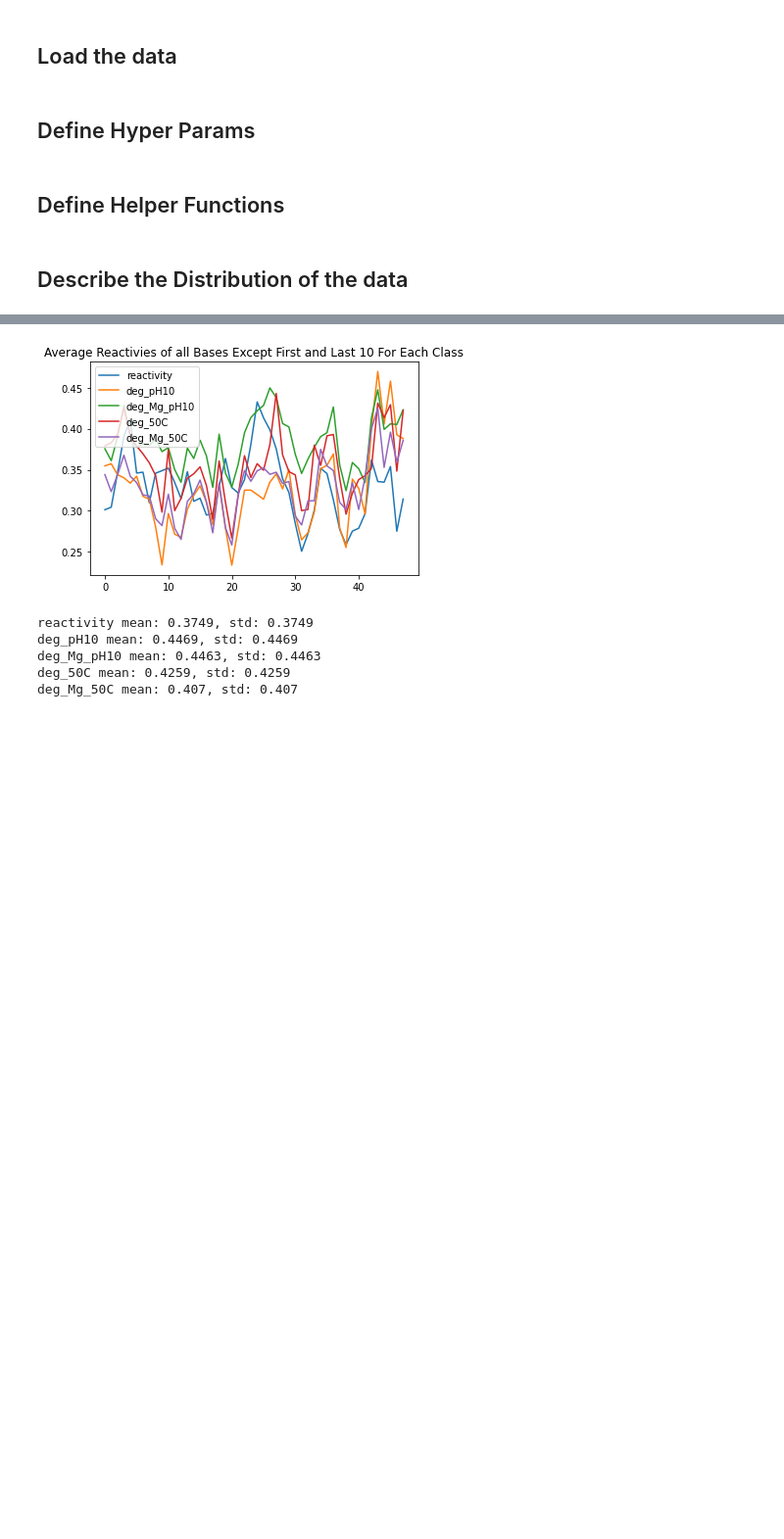
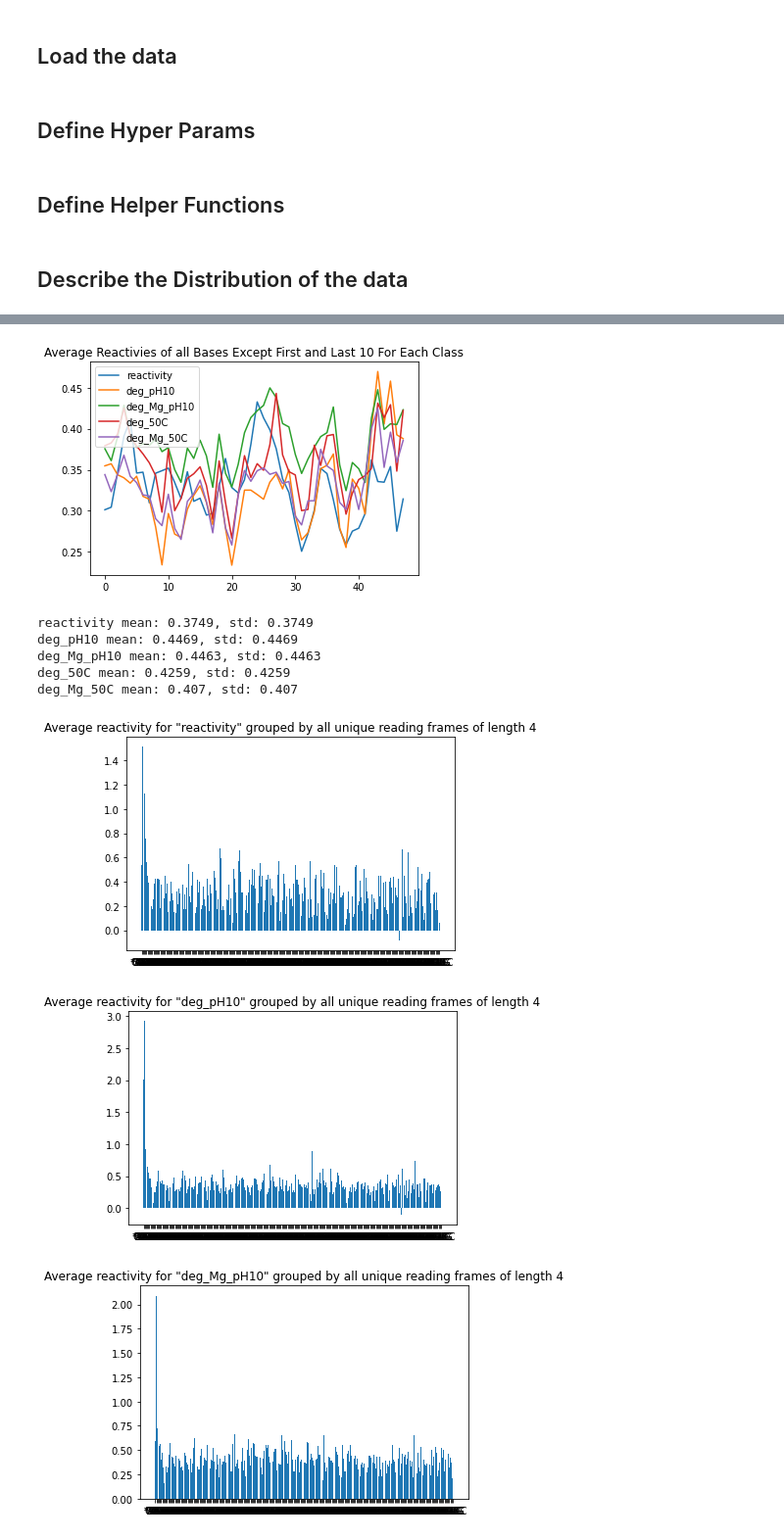
Before and after one commit to alexbeeston/kaggleChallenge, a Jupyter notebook: main.ipynb, the cells around one changed output, grey strips where cells are left out. Shown at 98% size. Cells and saved outputs as stored; diff of their text form; code cells hidden in the pictures; blank space fills up the shorter version.

Commit message:
more data visualization before; yes, this sucks

```diff
--- a/main.ipynb
+++ b/main.ipynb
@@ -92,16 +72,16 @@ def encodeBaseReadingFrames(frames):
         encodings.append(encoding)
     return encodings
 
-def getBaseReadingFrames(sequence):
-    assert frameLength < len(sequence), 'cannot have framelength greater than sequence length'
+def getBaseReadingFrames(sequence, n=frameLength):
+    assert n < len(sequence), 'cannot have framelength greater than sequence length'
     frames = []
     for i in range(len(sequence)):
         assert sequence[i] in acceptableBases, f'{sequence[i]} is not an acceptable base'
-        if i < frameLength - 1:
-            numPadding = frameLength - 1 - i
+        if i < n - 1:
+            numPadding = n - 1 - i
             frame = ''.join([placeHolder for i in range(numPadding)]) + sequence[0:i+1]
         else:
-            frame = sequence[i - frameLength + 1:i + 1]
+            frame = sequence[i - n + 1:i + 1]
         frames.append(frame)
     assert len(frames) == len(sequence), f'length of frames is {len(frames)}, length of sequence is {len(sequence)}'
     return frames
@@ -206,6 +186,29 @@ def getAverageReactivies(data, className):
         [record[className] for record in data ],
         axis=0
     )
+
+def visualizeAverageNBases(reactivityClass, n):
+    reactivitiesByFrame = {}
+    for record in data:
+        seq_scored = record['seq_scored']
+        frames = getBaseReadingFrames(record['sequence'], n)[:seq_scored]
+        reactivities = record[reactivityClass]
+        assert len(reactivities) == len(frames)
+        for i in range(len(frames)):
+            if frames[i] not in reactivitiesByFrame.keys():
+                reactivitiesByFrame[frames[i]] = [reactivities[i]]
+            else:
+                reactivitiesByFrame[frames[i]].append(reactivities[i])
+    labels = [frame for frame in reactivitiesByFrame.keys()]
+    averages = [ np.mean(reactivitiesByFrame[frame]) for frame in labels ]
+    plt.bar(labels, averages)
+    plt.title(f'Average reactivity for "{reactivityClass}" grouped by all unique reading frames of length {n}')
+    plt.show()
+
+averages = {
+    className: getAverageReactivies(data, className)
+    for className in reactClasses
+}
 
 for className in reactClasses:
     plt.plot(averages[className], label=className)
@@ -213,35 +216,39 @@ plt.legend()
 plt.title('Average Reactivies of All Bases For Each Class')
 plt.show()
 
 for className in reactClasses:
     plt.plot(averages[className][10:-10], label=className)
 plt.legend()
 plt.title('Average Reactivies of all Bases Except First and Last 10 For Each Class')
 plt.show()
 
 allReacts = {}
 for className in reactClasses:
     reactivities = []
     for record in data:
         reactivities += record[className]
     allReacts[className] = reactivities
 
-averages = {
-    className: getAverageReactivies(data, className)
-    for className in reactClasses
-}
+
 
 stats = {
     className: { 'mean': np.mean(allReacts[className]), 'std': np.mean(allReacts[className])}
     for className in reactClasses
 }
 for className in reactClasses:
-    print(f'{className.} mean: {round(stats[className]["mean"], 4)}, std: {round(stats[className]["std"], 4)}')
+    print(f'{className} mean: {round(stats[className]["mean"], 4)}, std: {round(stats[className]["std"], 4)}')
+
+readingFrameLength = 4
+for className in reactClasses:
+    visualizeAverageNBases(className, readingFrameLength)
 # %% [output]
 [figure]
 [figure]
 reactivity mean: 0.3749, std: 0.3749
 deg_pH10 mean: 0.4469, std: 0.4469
 deg_Mg_pH10 mean: 0.4463, std: 0.4463
 deg_50C mean: 0.4259, std: 0.4259
 deg_Mg_50C mean: 0.407, std: 0.407
+[figure, added]
+[figure, added]
+[figure, added]
```
Also changed, not shown: parts of 3 cells of this notebook.
